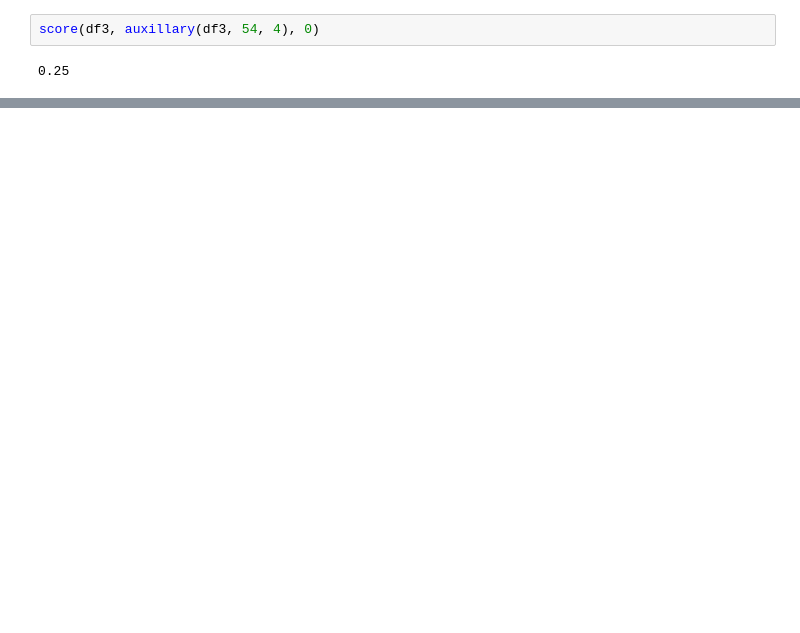
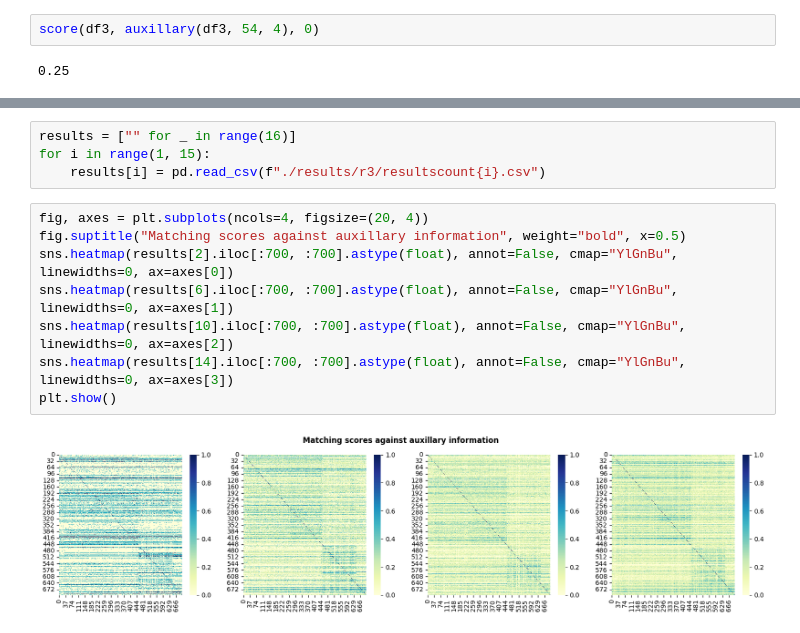
Before and after one commit to kkkarnav/deanonymization, a Jupyter notebook: main.ipynb, the cells around one changed output, grey strips where cells are left out. Drawn from its saved outputs; the diff is of its cells as text; blank space fills up the shorter version.

Commit message:
results1

```diff
--- a/main.ipynb
+++ b/main.ipynb
@@ -306,0 +289,14 @@ results200x12.loc[:199, :199]
+# %%
+results = ["" for _ in range(16)]
+for i in range(1, 15):
+    results[i] = pd.read_csv(f"./results/r3/resultscount{i}.csv")
+# %%
+fig, axes = plt.subplots(ncols=4, figsize=(20, 4))
+fig.suptitle("Matching scores against auxillary information", weight="bold", x=0.5)
+sns.heatmap(results[2].iloc[:700, :700].astype(float), annot=False, cmap="YlGnBu", linewidths=0, ax=axes[0])
+sns.heatmap(results[6].iloc[:700, :700].astype(float), annot=False, cmap="YlGnBu", linewidths=0, ax=axes[1])
+sns.heatmap(results[10].iloc[:700, :700].astype(float), annot=False, cmap="YlGnBu", linewidths=0, ax=axes[2])
+sns.heatmap(results[14].iloc[:700, :700].astype(float), annot=False, cmap="YlGnBu", linewidths=0, ax=axes[3])
+plt.show()
+# %% [output]
+[figure, added]
```
Also changed, not shown: parts of 40 cells of this notebook, 1 other file.
